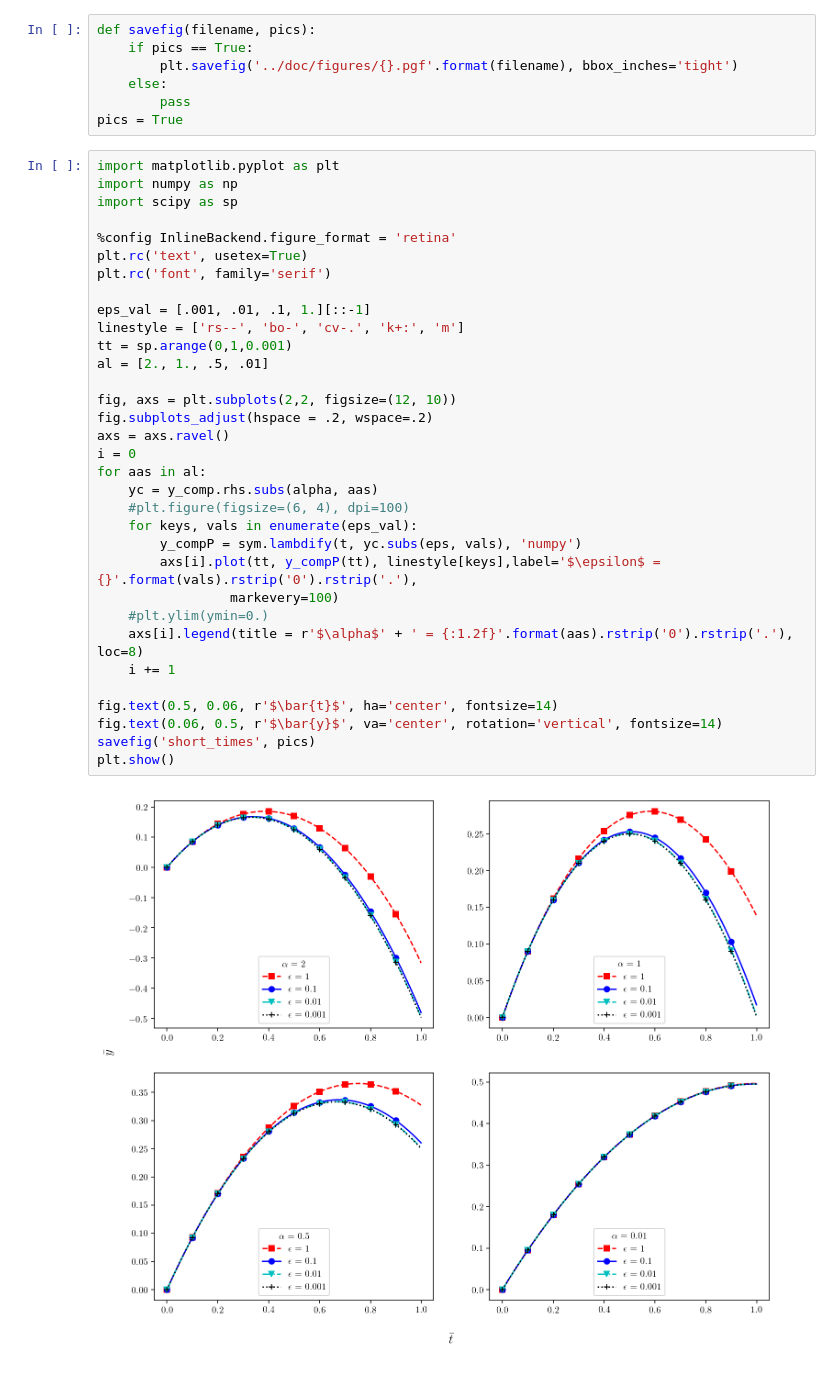
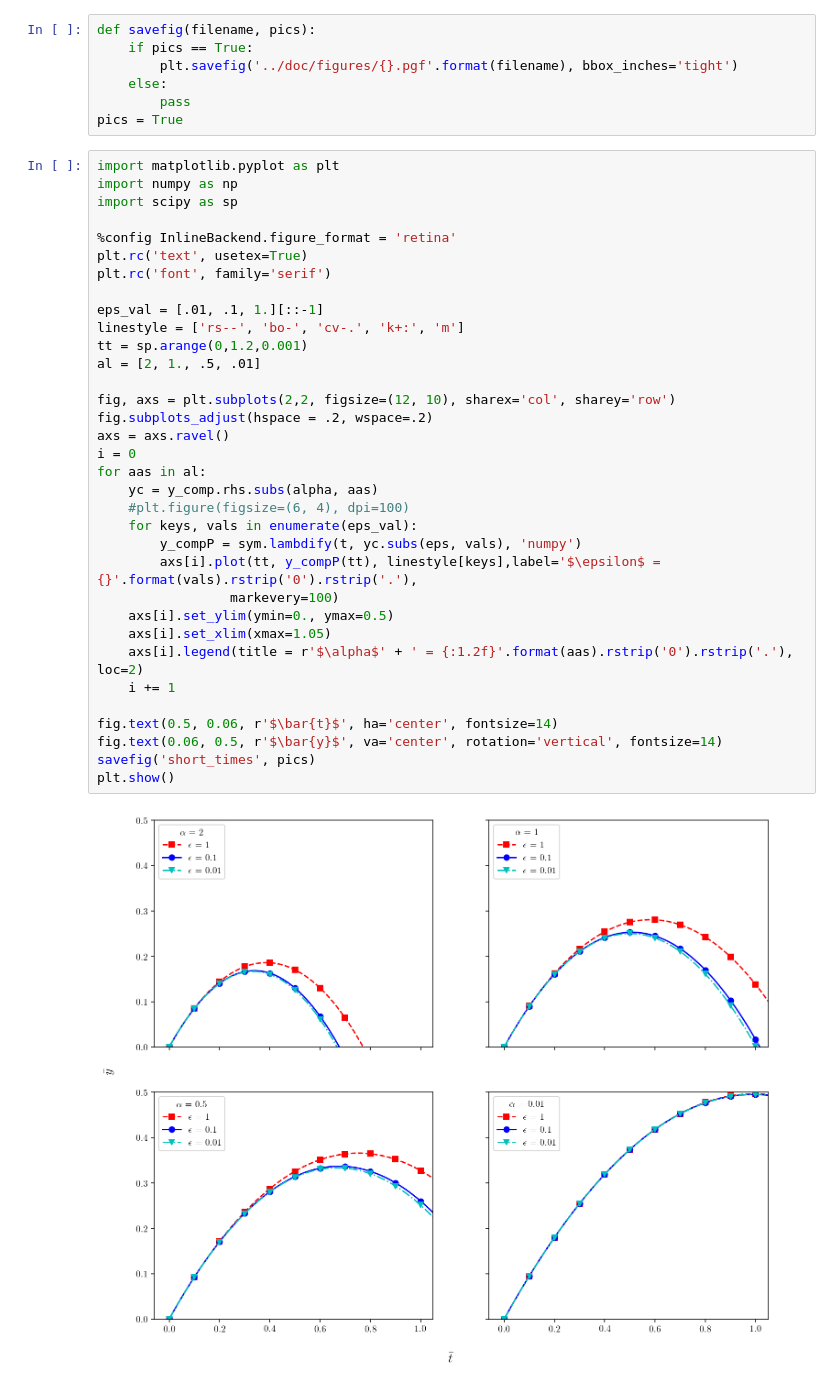
Before and after one commit to 7deeptide/Droplet_electro-bounce, a Jupyter notebook: src/asymptotic-short.ipynb, the cells around one changed output. Drawn from its saved outputs; the diff is of its cells as text.

```diff
--- a/src/asymptotic-short.ipynb
+++ b/src/asymptotic-short.ipynb
@@ -155,35 +155,36 @@ pics = True
 # %%
 import matplotlib.pyplot as plt
 import numpy as np
 import scipy as sp
 
 %config InlineBackend.figure_format = 'retina'
 plt.rc('text', usetex=True)
 plt.rc('font', family='serif')
 
-eps_val = [.001, .01, .1, 1.][::-1]
+eps_val = [.01, .1, 1.][::-1]
 linestyle = ['rs--', 'bo-', 'cv-.', 'k+:', 'm']
-tt = sp.arange(0,1,0.001)
-al = [2., 1., .5, .01]
+tt = sp.arange(0,1.2,0.001)
+al = [2, 1., .5, .01]
 
-fig, axs = plt.subplots(2,2, figsize=(12, 10))
+fig, axs = plt.subplots(2,2, figsize=(12, 10), sharex='col', sharey='row')
 fig.subplots_adjust(hspace = .2, wspace=.2)
 axs = axs.ravel()
 i = 0
 for aas in al:
     yc = y_comp.rhs.subs(alpha, aas)
     #plt.figure(figsize=(6, 4), dpi=100)
     for keys, vals in enumerate(eps_val):
         y_compP = sym.lambdify(t, yc.subs(eps, vals), 'numpy')
         axs[i].plot(tt, y_compP(tt), linestyle[keys],label='$\epsilon$ = {}'.format(vals).rstrip('0').rstrip('.'),
                  markevery=100)
-    #plt.ylim(ymin=0.)
-    axs[i].legend(title = r'$\alpha$' + ' = {:1.2f}'.format(aas).rstrip('0').rstrip('.'), loc=8)
+    axs[i].set_ylim(ymin=0., ymax=0.5)
+    axs[i].set_xlim(xmax=1.05)
+    axs[i].legend(title = r'$\alpha$' + ' = {:1.2f}'.format(aas).rstrip('0').rstrip('.'), loc=2)
     i += 1
 
 fig.text(0.5, 0.06, r'$\bar{t}$', ha='center', fontsize=14)
 fig.text(0.06, 0.5, r'$\bar{y}$', va='center', rotation='vertical', fontsize=14)
 savefig('short_times', pics)
 plt.show()
 # %% [output]
-[figure, old version]
+[figure, new version]
```
Also changed, not shown: parts of 1 cell of this notebook, 39 other files.
